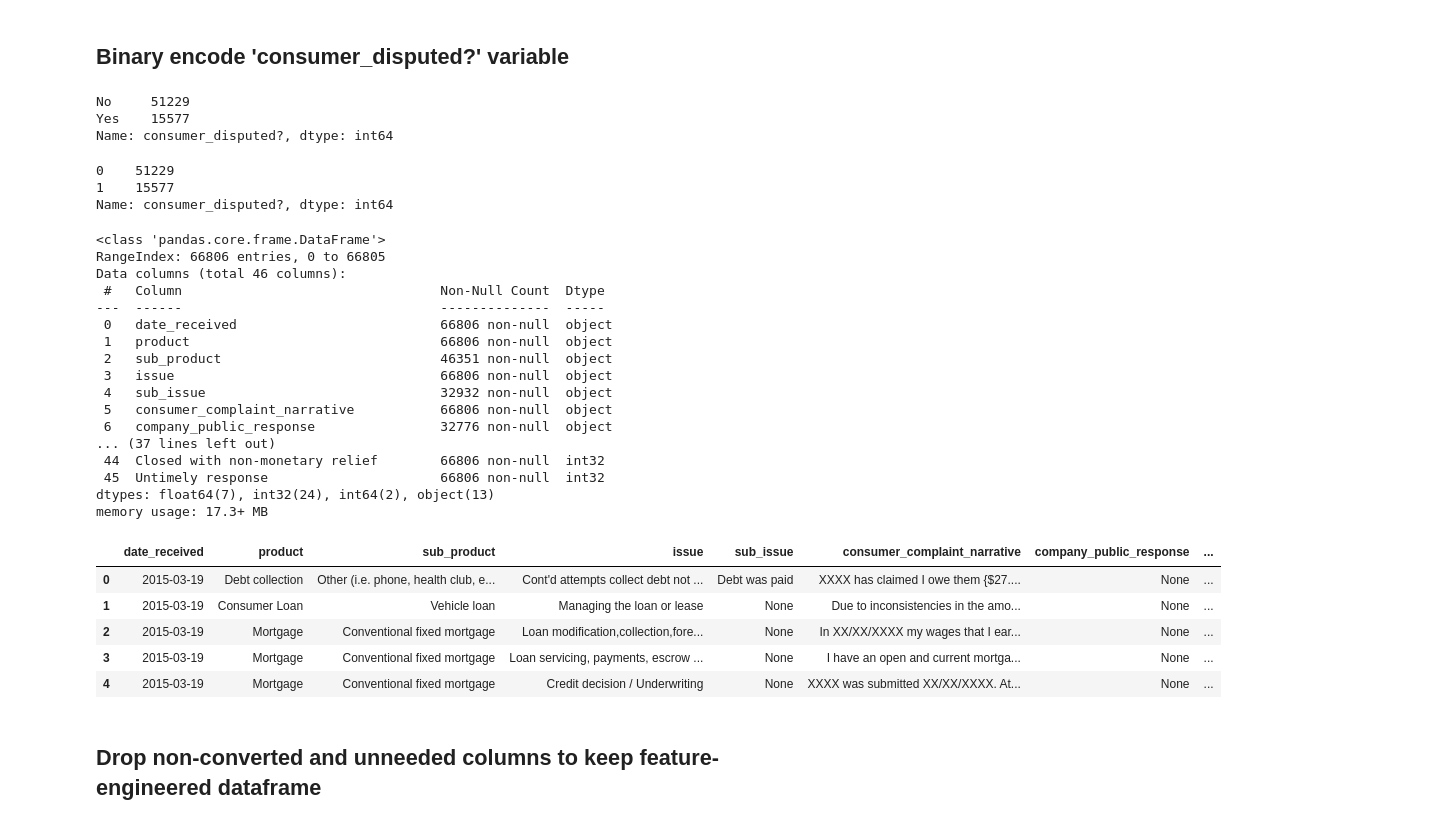
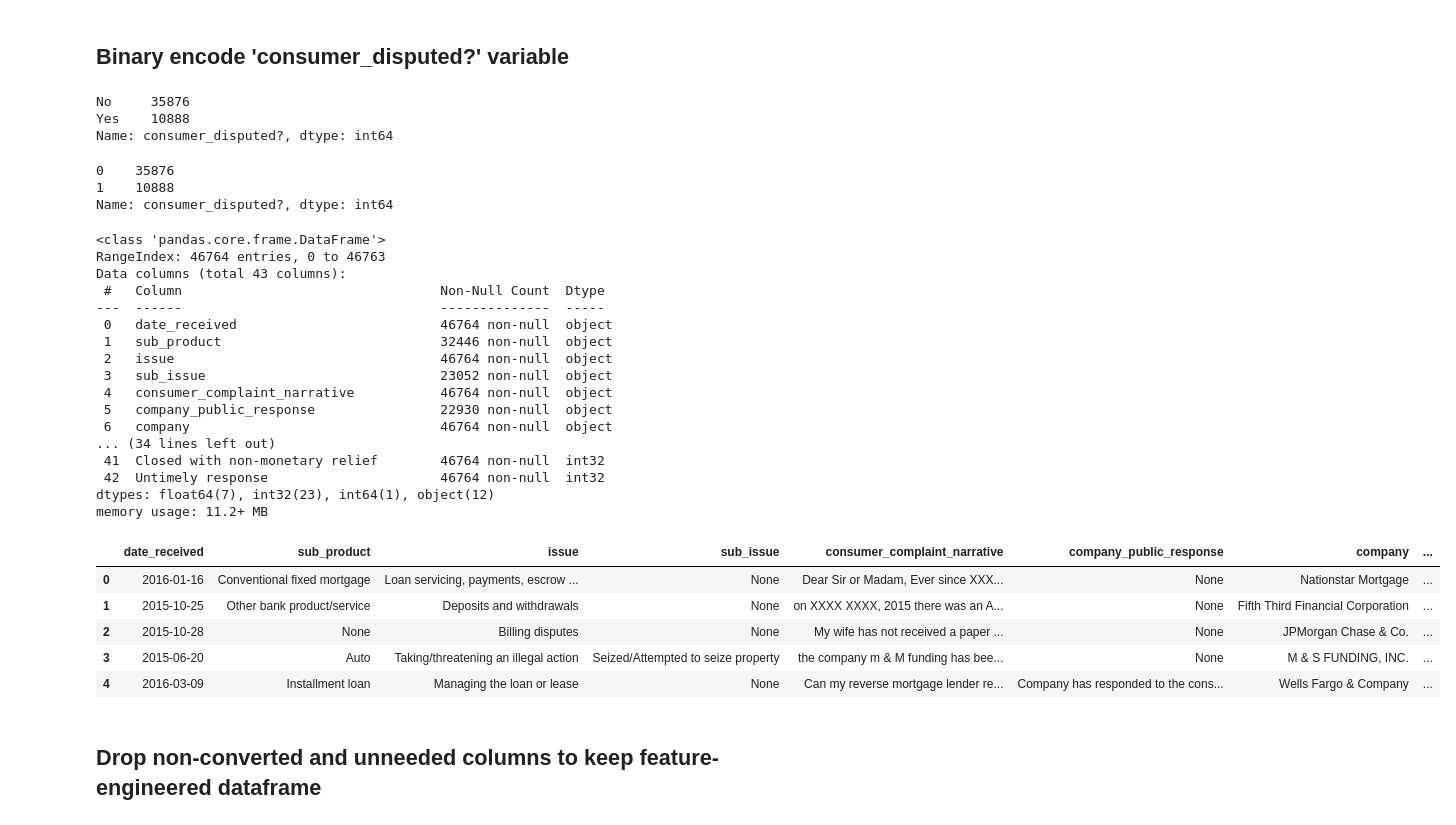
Before and after one commit to schellrw/consumer_complaints, a Jupyter notebook: 00_EDA_and_FE.ipynb, the cells around one changed output. Saved outputs shown, nothing was run; the diff lists cells and outputs as text; code cells hidden in the pictures.

```diff
--- a/00_EDA_and_FE.ipynb
+++ b/00_EDA_and_FE.ipynb
@@ -441,4 +667,5 @@ Untimely response                    531
 Name: company_response_to_consumer, dtype: int64
 # %%
-response_df = pd.DataFrame(OH_encoder.fit_transform(df[['company_response_to_consumer']]).toarray(), columns=OH_encoder.categories_[0])
+response_df_train = pd.DataFrame(OH_encoder.fit_transform(df_train[['company_response_to_consumer']]).toarray(),
+                    columns=OH_encoder.categories_[0])
 # %%
@@ -455,3 +680,5 @@ df = df.join(response_df)
+# %%
+df_train = df_train.join(response_df_train)
 # %% [markdown]
 ## Binary encode 'timely_response' variable
 # %%
@@ -462,8 +689,8 @@ No      2168
 Name: timely_response, dtype: int64
 # %%
 # Vectorized operation to create binary flag variable for timely_response
-df['timely_response'] = np.where(
-    df['timely_response'].str.contains('Yes'),
+df_train['timely_response'] = np.where(
+    df_train['timely_response'].str.contains('Yes'),
     1,
     0
 )
@@ -476,53 +703,53 @@ Name: timely_response, dtype: int64
 # %% [markdown]
 ## Binary encode 'consumer_disputed?' variable
 # %%
-df['consumer_disputed?'].value_counts()
+df_train['consumer_disputed?'].value_counts()
 # %% [output]
-No     51229
-Yes    15577
+No     35876
+Yes    10888
 Name: consumer_disputed?, dtype: int64
 # %%
 # Vectorized operation to create binary flag variable for consumer_disputed?
-df['consumer_disputed?'] = np.where(
-    df['consumer_disputed?'].str.contains('Yes'),
+df_train['consumer_disputed?'] = np.where(
+    df_train['consumer_disputed?'].str.contains('Yes'),
     1,
     0
 )
 # %%
-df['consumer_disputed?'].value_counts()
+df_train['consumer_disputed?'].value_counts()
 # %% [output]
-0    51229
-1    15577
+0    35876
+1    10888
 Name: consumer_disputed?, dtype: int64
 # %%
-df.info()
+df_train.info()
 # %% [output]
 <class 'pandas.core.frame.DataFrame'>
-RangeIndex: 66806 entries, 0 to 66805
-Data columns (total 46 columns):
+RangeIndex: 46764 entries, 0 to 46763
+Data columns (total 43 columns):
  #   Column                                 Non-Null Count  Dtype
 ---  ------                                 --------------  -----
- 0   date_received                          66806 non-null  object
- 1   product                                66806 non-null  object
- 2   sub_product                            46351 non-null  object
- 3   issue                                  66806 non-null  object
- 4   sub_issue                              32932 non-null  object
- 5   consumer_complaint_narrative           66806 non-null  object
- 6   company_public_response                32776 non-null  object
-... (37 lines left out)
- 44  Closed with non-monetary relief        66806 non-null  int32
- 45  Untimely response                      66806 non-null  int32
-dtypes: float64(7), int32(24), int64(2), object(13)
-memory usage: 17.3+ MB
+ 0   date_received                          46764 non-null  object
+ 1   sub_product                            32446 non-null  object
+ 2   issue                                  46764 non-null  object
+ 3   sub_issue                              23052 non-null  object
+ 4   consumer_complaint_narrative           46764 non-null  object
+ 5   company_public_response                22930 non-null  object
+ 6   company                                46764 non-null  object
+... (34 lines left out)
+ 41  Closed with non-monetary relief        46764 non-null  int32
+ 42  Untimely response                      46764 non-null  int32
+dtypes: float64(7), int32(23), int64(1), object(12)
+memory usage: 11.2+ MB
 # %%
-df.head()
+df_train.head()
 # %% [output]
-|  | date_received | product | sub_product | issue | sub_issue | consumer_complaint_narrative | company_public_response | ... |
-| 0 | 2015-03-19 | Debt collection | Other (i.e. phone, health club, e... | Cont'd attempts collect debt not ... | Debt was paid | XXXX has claimed I owe them {$27.... | None | ... |
-| 1 | 2015-03-19 | Consumer Loan | Vehicle loan | Managing the loan or lease | None | Due to inconsistencies in the amo... | None | ... |
-| 2 | 2015-03-19 | Mortgage | Conventional fixed mortgage | Loan modification,collection,fore... | None | In XX/XX/XXXX my wages that I ear... | None | ... |
-| 3 | 2015-03-19 | Mortgage | Conventional fixed mortgage | Loan servicing, payments, escrow ... | None | I have an open and current mortga... | None | ... |
-| 4 | 2015-03-19 | Mortgage | Conventional fixed mortgage | Credit decision / Underwriting | None | XXXX was submitted XX/XX/XXXX. At... | None | ... |
+|  | date_received | sub_product | issue | sub_issue | consumer_complaint_narrative | company_public_response | company | ... |
+| 0 | 2016-01-16 | Conventional fixed mortgage | Loan servicing, payments, escrow ... | None | Dear Sir or Madam, Ever since XXX... | None | Nationstar Mortgage | ... |
+| 1 | 2015-10-25 | Other bank product/service | Deposits and withdrawals | None | on XXXX XXXX, 2015 there was an A... | None | Fifth Third Financial Corporation | ... |
+| 2 | 2015-10-28 | None | Billing disputes | None | My wife has not received a paper ... | None | JPMorgan Chase & Co. | ... |
+| 3 | 2015-06-20 | Auto | Taking/threatening an illegal action | Seized/Attempted to seize property | the company m & M funding has bee... | None | M & S FUNDING, INC. | ... |
+| 4 | 2016-03-09 | Installment loan | Managing the loan or lease | None | Can my reverse mortgage lender re... | Company has responded to the cons... | Wells Fargo & Company | ... |
 # %% [markdown]
 ## Drop non-converted and unneeded columns to keep feature-engineered dataframe
 # %%
```
Also changed, not shown: parts of 124 cells of this notebook, 52 other files.
